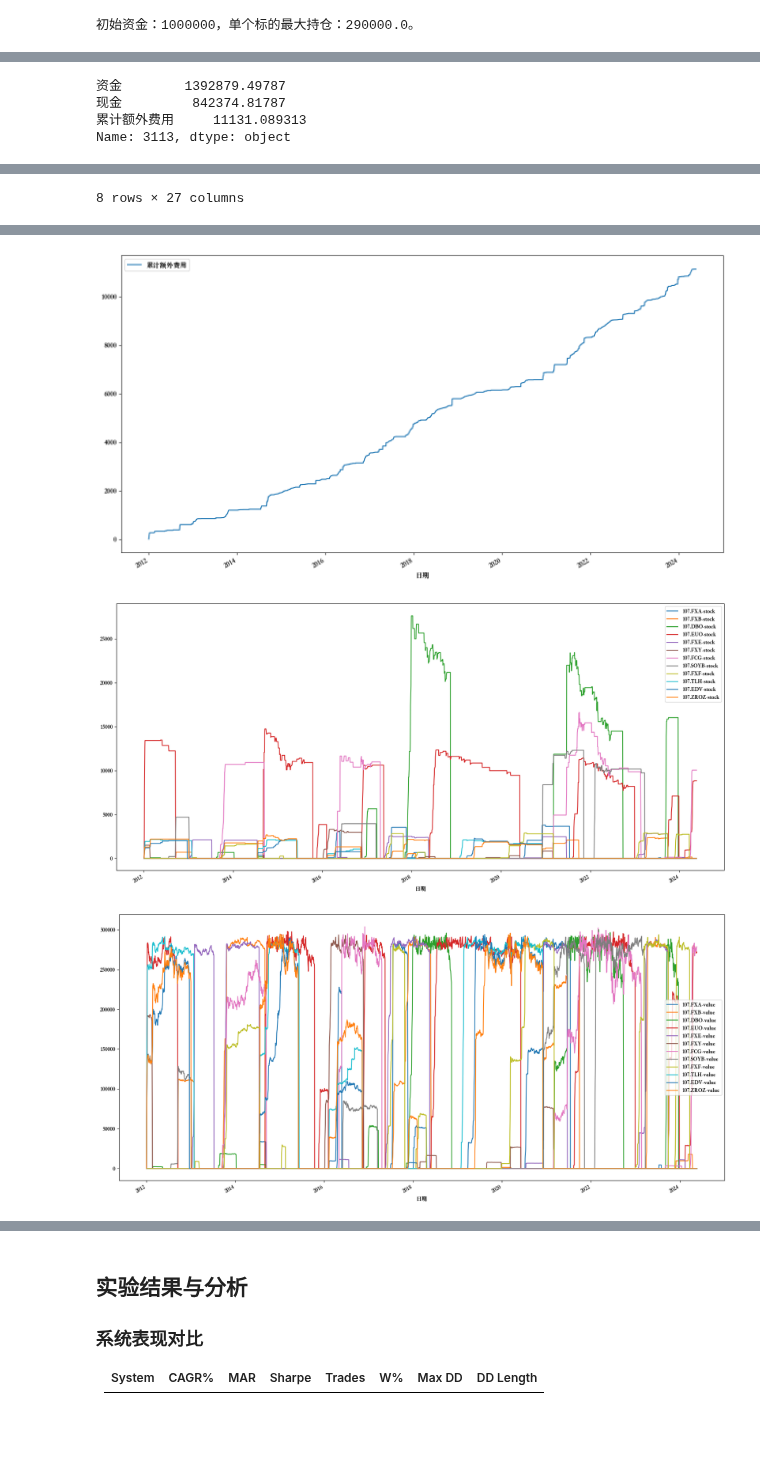
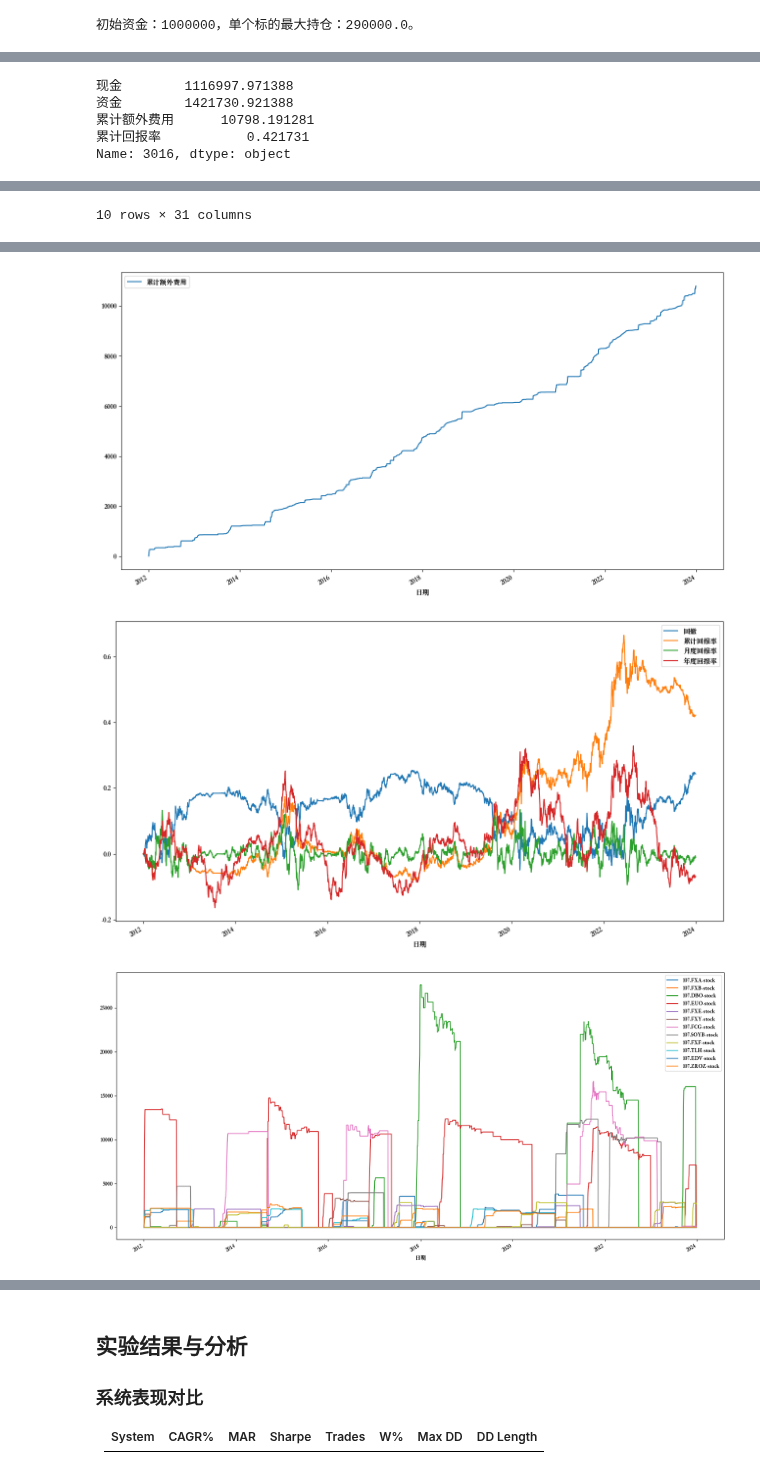
Before and after one commit to TheVeryDarkness/cs410, a Jupyter notebook: 3/3.ipynb, the cells around one changed output, grey strips where cells are left out. Saved outputs shown, nothing was run; the diff lists cells and outputs as text; code cells hidden in the pictures; blank space fills up the shorter version.

```diff
--- a/3/3.ipynb
+++ b/3/3.ipynb
@@ -220,4 +221,12 @@ LIMIT_FLOOR = INITIAL * math.floor(100 / math.sqrt(len(codes))) / 100
 print(f"初始资金：{INITIAL}，单个标的最大持仓：{LIMIT_CEIL}。")
 # %% [output]
 初始资金：1000000，单个标的最大持仓：290000.0。
+# %%
+# 选择 2012-01-01 到 2024-01-01 之间的数据
+days = data_set['107.FXA']
+days = days['2012-01-01' < days.index]
+days = days[days.index <= '2024-01-01']
+days = days.index
+
+years = 2024 - 2012
 # %%
@@ -395,15 +482,21 @@ def atr_channel_breakout(n: int = 14) -> pd.DataFrame:
+# %%
+# 保存结果
+atr_cb = ATRChannelBreakout()
 # %%
-atr_cb = atr_channel_breakout()
-atr_cb.plot(y=['现金', '资金'], x='日期', figsize=(16, 9))
+atr_cb.plot(y=['现金', '资金', '累计额外费用', '回撤', '累计回报率',
+            '月度回报率', '年度回报率'], x='日期', figsize=(16, 9))
 atr_cb.plot(y=['累计额外费用'], x='日期', figsize=(16, 9))
+atr_cb.plot(y=['回撤', '累计回报率', '月度回报率', '年度回报率'], x='日期', figsize=(16, 9))
 atr_cb.plot(y=[f'{code}-stock' for code in data_set.keys()],
             x='日期', figsize=(20, 10))
 atr_cb.plot(y=[f'{code}-value' for code in data_set.keys()],
             x='日期', figsize=(20, 10))
-print(atr_cb.iloc[-1].loc[['资金', '现金', '累计额外费用']])
-atr_cb.describe(exclude=[np.datetime64])
+print(atr_cb.iloc[-1].loc[['现金', '资金', '累计额外费用', '累计回报率']])
+atr_cb.describe(exclude=[np.datetime64], percentiles=[
+                0.05, 0.25, 0.5, 0.75, 0.95])
 # %% [output]
-资金        1392879.49787
-现金         842374.81787
-累计额外费用     11131.089313
-Name: 3113, dtype: object
+现金        1116997.971388
+资金        1421730.921388
+累计额外费用      10798.191281
+累计回报率           0.421731
+Name: 3016, dtype: object
@@ -419 +514 @@ Name: 3113, dtype: object
-8 rows × 27 columns
+10 rows × 31 columns
@@ -421,3 +516,3 @@ Name: 3113, dtype: object
-[figure, old version]
+[figure, new version]
-[figure, old version]
+[figure, new version]
-[figure, old version]
+[figure, new version]
```
Also changed, not shown: parts of 9 cells of this notebook.
